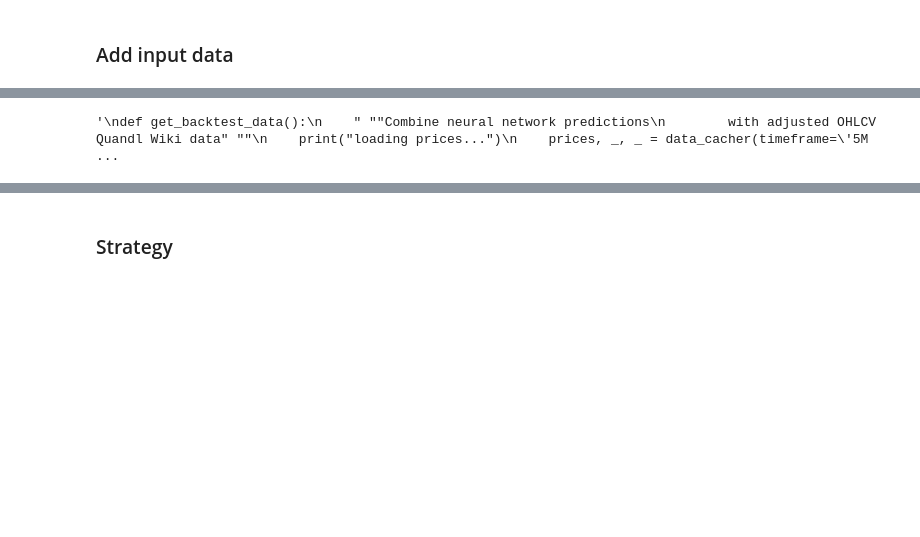
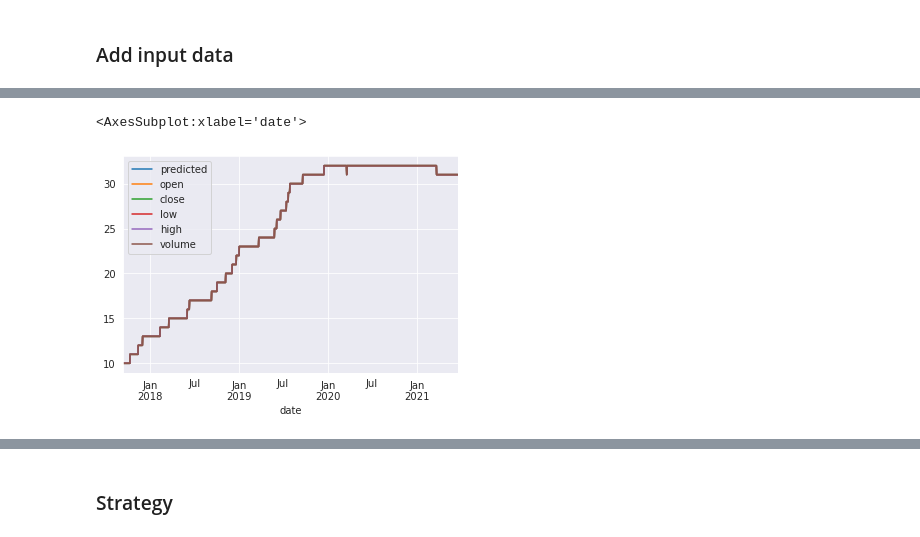
Before and after one commit to jensakut/machine-learning-for-trading, a Jupyter notebook: 17_deep_learning/06_backtesting_with_backtrader.py.ipynb, the cells around one changed output, grey strips where cells are left out. Saved outputs shown, nothing was run; the diff lists cells and outputs as text; code cells hidden in the pictures; blank space fills up the shorter version.

```diff
--- a/17_deep_learning/06_backtesting_with_backtrader.py.ipynb
+++ b/17_deep_learning/06_backtesting_with_backtrader.py.ipynb
@@ -119,43 +130,7 @@ from 2017-09-10 00:00:00 to 2021-06-20 00:00:00
-# %%
-"""
-def get_backtest_data():
-    " ""Combine neural network predictions
-        with adjusted OHLCV Quandl Wiki data" ""
-    print("loading prices...")
-    prices, _, _ = data_cacher(timeframe='5Min',
-                                        data_store='../data/crypto.h5',
-                                        min_observation_years=2,
-                                        drop_level=True,
-                                        exclude_stablecoins=True,
-                                        cut=True,
-                                        downsampleshift=False,
-                                        d_shift=5)
-    print(prices.info())
-    print("loading predictions...")
-    predictions = (pd.read_hdf('results_5min_2yrs_nocut_v3/test_preds.h5', 'predictions')
-                   .iloc[:, :3]
-                   .mean(1)
-                   .to_frame('predicted'))
-    print('prediction dates {}:{}'.format(predictions.index.get_level_values('date').min(),
-                                     predictions.index.get_level_values('date').max()))
-    #
-    start = predictions.index.get_level_values('date').min().strftime('%Y-%m-%d')
-    stop = (predictions.index.get_level_values('date').max() + pd.DateOffset(1)).strftime('%Y-%m-%d')
-    print(f'predictions start {start} and stop {stop}')
-    data = predictions.join(prices, how='inner')
-    data.sort_index(inplace=True)
-    data.dropna(inplace=True)
-    #tickers = predictions.index.get_level_values('ticker').unique()
-    #idx = pd.IndexSlice
-    #start2 = predictions.index.get_level_values('date').min()
-    #stop2 = predictions.index.get_level_values('date').max()
-    #prices = prices.loc[idx[start2:stop2, tickers], :]
-    #data = predictions.join(prices)
-    #data.sort_index(inplace=True)
-    return data, prices
-
-data, prices = get_backtest_data()
-"""
-# %% [output]
-'\ndef get_backtest_data():\n    " ""Combine neural network predictions\n        with adjusted OHLCV Quandl Wiki data" ""\n    print("loading prices...")\n    prices, _, _ = data_cacher(timeframe=\'5M ...
+# %%
+counts_df = data.groupby('date').count()
+counts_df.plot()
+# %% [output]
+<AxesSubplot:xlabel='date'>
+[figure, added]
 # %%
```
Also changed, not shown: parts of 26 cells of this notebook, 1 other file.
